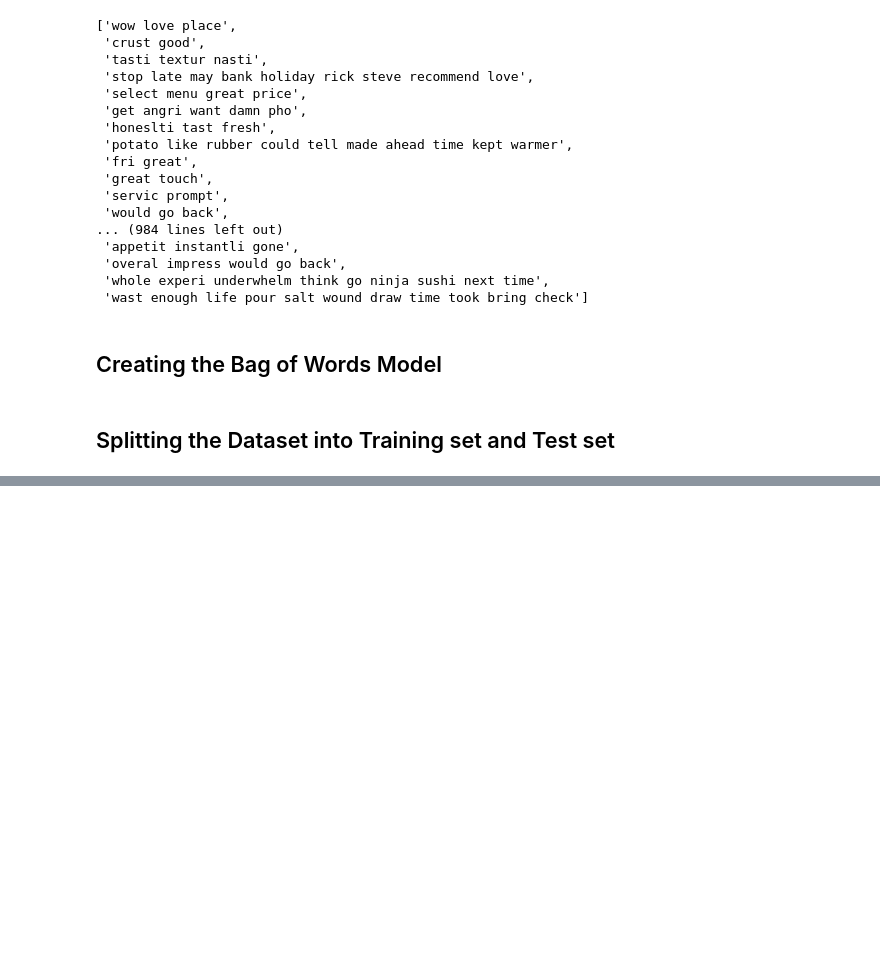
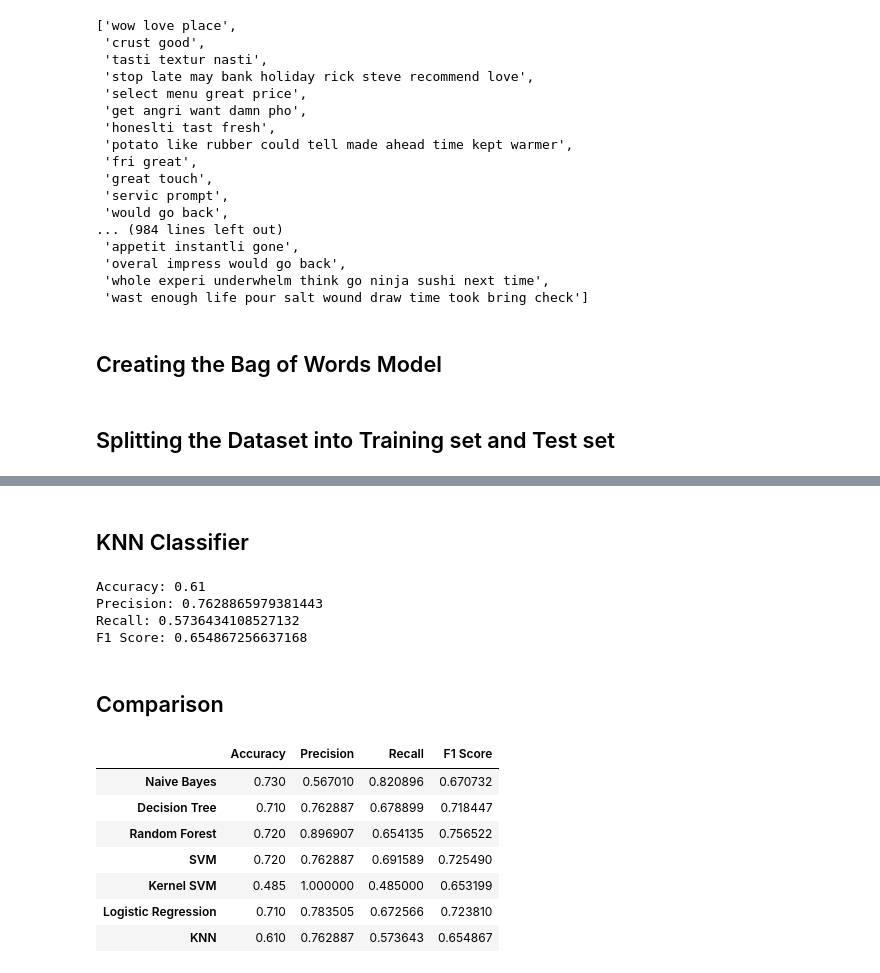
Before and after one commit to DimaPoliuha/machine-learning-course, a Jupyter notebook: Part 7 - Natural Language Processing/Natural Language Processing.ipynb, the cells around one changed output, grey strips where cells are left out. Saved outputs shown, nothing was run; the diff lists cells and outputs as text; code cells hidden in the pictures; blank space fills up the shorter version.

```diff
--- a/Part 7 - Natural Language Processing/Natural Language Processing.ipynb
+++ b/Part 7 - Natural Language Processing/Natural Language Processing.ipynb
@@ -132,4 +84,0 @@ SVC(C=1.0, cache_size=200, class_weight=None, coef0=0.0,
-# %%
-from sklearn.svm import SVC
-classifier = SVC(kernel='rbf', random_state=0)
-classifier.fit(X_train, y_train)
@@ -143,4 +84,0 @@ SVC(C=1.0, cache_size=200, class_weight=None, coef0=0.0,
-# %%
-from sklearn.linear_model import LogisticRegression
-classifier = LogisticRegression(random_state=0)
-classifier.fit(X_train, y_train)
@@ -154,4 +84,0 @@ LogisticRegression(C=1.0, class_weight=None, dual=False, fit_intercept=True,
-# %%
-from sklearn.neighbors import KNeighborsClassifier
-classifier = KNeighborsClassifier(n_neighbors=5, metric='minkowski', p=2)
-classifier.fit(X_train, y_train)
@@ -205,0 +283,50 @@ F1 Score: 0.654867256637168
+# %% [markdown]
+## KNN Classifier
+# %%
+from sklearn.neighbors import KNeighborsClassifier
+knn = {}
+knn['name'] = 'KNN'
+knn['classifier'] = KNeighborsClassifier(n_neighbors=5, metric='minkowski', p=2)
+knn['classifier'].fit(X_train, y_train)
+
+knn['y_pred'] = knn['classifier'].predict(X_test)
+
+from sklearn.metrics import confusion_matrix
+knn['confusion_matrix'] = confusion_matrix(y_test, knn['y_pred'])
+
+knn['tp'] = knn['confusion_matrix'][0, 0]
+knn['fp'] = knn['confusion_matrix'][0, 1]
+knn['fn'] = knn['confusion_matrix'][1, 0]
+knn['tn'] = knn['confusion_matrix'][1, 1]
+
+knn['accuracy'] = (knn['tp'] + knn['tn']) / (knn['tp'] + knn['tn'] + knn['fp'] + knn['fn'])
+knn['precision'] = knn['tp'] / (knn['tp'] + knn['fp'])
+knn['recall'] = knn['tp'] / (knn['tp'] + knn['fn'])
+knn['f1_score'] = 2 * knn['precision'] * knn['recall'] / (knn['precision'] + knn['recall'])
+
+print('Accuracy: {}\nPrecision: {}\nRecall: {}\nF1 Score: {}'.format(knn['accuracy'],
+                                                                     knn['precision'],
+                                                                     knn['recall'],
+                                                                     knn['f1_score']))
+# %% [output]
+Accuracy: 0.61
+Precision: 0.7628865979381443
+Recall: 0.5736434108527132
+F1 Score: 0.654867256637168
+# %% [markdown]
+## Comparison
+# %%
+classifiers = [naive_bayes, decision_tree, random_forest, svm, kernel_svm, logistic_regression, knn]
+
+pd.DataFrame([[classifier['accuracy'], classifier['precision'], classifier['recall'], classifier['f1_score']] for classifier in classifiers],
+             [classifier['name'] for classifier in classifiers],
+             ['Accuracy', 'Precision', 'Recall', 'F1 Score'])
+# %% [output]
+|  | Accuracy | Precision | Recall | F1 Score |
+| Naive Bayes | 0.730 | 0.567010 | 0.820896 | 0.670732 |
+| Decision Tree | 0.710 | 0.762887 | 0.678899 | 0.718447 |
+| Random Forest | 0.720 | 0.896907 | 0.654135 | 0.756522 |
+| SVM | 0.720 | 0.762887 | 0.691589 | 0.725490 |
+| Kernel SVM | 0.485 | 1.000000 | 0.485000 | 0.653199 |
+| Logistic Regression | 0.710 | 0.783505 | 0.672566 | 0.723810 |
+| KNN | 0.610 | 0.762887 | 0.573643 | 0.654867 |
```
Also changed, not shown: parts of 32 cells of this notebook.
